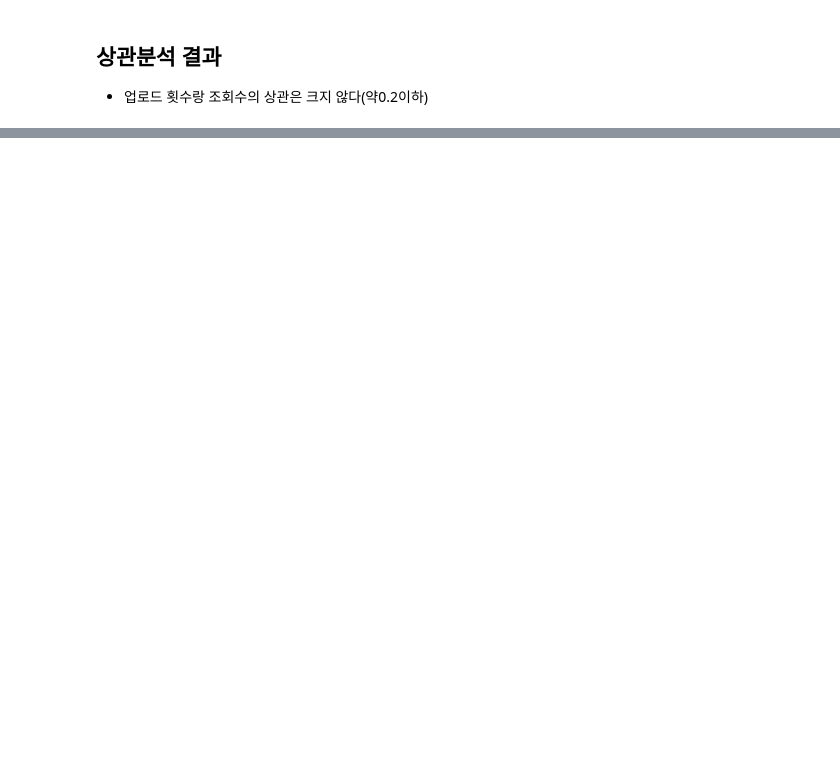
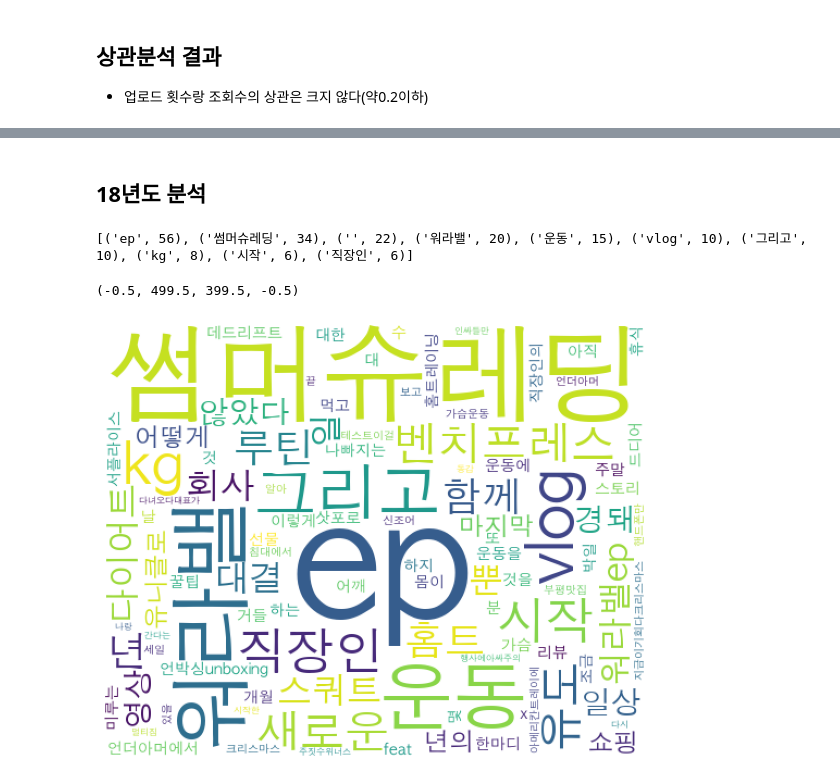
Before and after one commit to DominKim/Data_literacy, a Jupyter notebook: 2.프로젝트/1.경돼/3.스크립트/1.김도민/2_EDA.ipynb, the cells around one changed output, grey strips where cells are left out. Cells and saved outputs as stored; diff of their text form; code cells hidden in the pictures; blank space fills up the shorter version.

```diff
--- a/2.프로젝트/1.경돼/3.스크립트/1.김도민/2_EDA.ipynb
+++ b/2.프로젝트/1.경돼/3.스크립트/1.김도민/2_EDA.ipynb
@@ -204,0 +244,49 @@ Name: month_upload_count, dtype: int64
+# %%
+func = '[-=+,#/\?:^$.@*\"※~&%ㆍ!』\\‘|\(\)\[\]\<\>`\'…》]'
+def comment_preprocessing(x):
+    twitter = Twitter()
+    a = twitter.nouns(x)
+    a = " ".join(a)
+    return a
+
+def text_preprocessing(x):
+    func = '[-=+,#/\?:^$.@*\"※~&%ㆍ!』\\‘|\(\)\[\]\<\>`\'…》]'
+    a = re.sub(func, "", str(x))
+    a = re.sub("[0-9]", "", a)
+    a = a.replace("\\n", "")
+    # │는 |랑 다른 특수기호라 직접 추출
+    a = a.replace("│", " ")
+    a = a.lower()
+
+    return a
+
+use_df["title"] = use_df["title"].apply(lambda x: text_preprocessing(x))
+use_df["comments"] = use_df["comments"].apply(lambda x: comment_preprocessing(x))
+# %%
+df18 = use_df[use_df["published_year"] == 2018].reset_index(drop = True)
+df21 = use_df[use_df["published_year"] == 2021].reset_index(drop = True)
+# %% [markdown]
+## 18년도 분석
+# %%
+title18 = {}
+
+for sentence in df18["title"]:
+    lst = sentence.split(" ")
+    for text in lst:
+        title18[text] = title18.get(text, 0) + 1
+
+word_count = Counter(title18)
+top10_word = word_count.most_common(10)
+print(top10_word)
+
+wc = WordCloud(font_path = "/Library/Fonts/AppleGothic.ttf",width=500, height = 400, max_words=100, max_font_size=150, background_color="white")
+
+
+plt.figure(figsize=(16,8))
+wc_result = wc.generate_from_frequencies(title18)
+plt.imshow(wc_result)
+plt.axis("off")
+# %% [output]
+[('ep', 56), ('썸머슈레딩', 34), ('', 22), ('워라밸', 20), ('운동', 15), ('vlog', 10), ('그리고', 10), ('kg', 8), ('시작', 6), ('직장인', 6)]
+(-0.5, 499.5, 399.5, -0.5)
+[figure, added]
```
Also changed, not shown: parts of 17 cells of this notebook.
